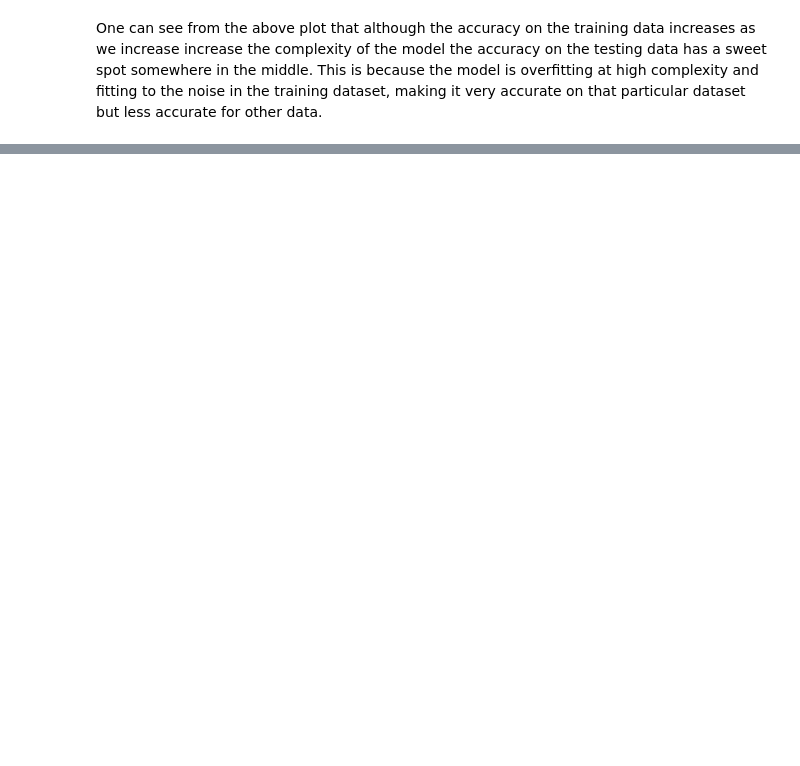
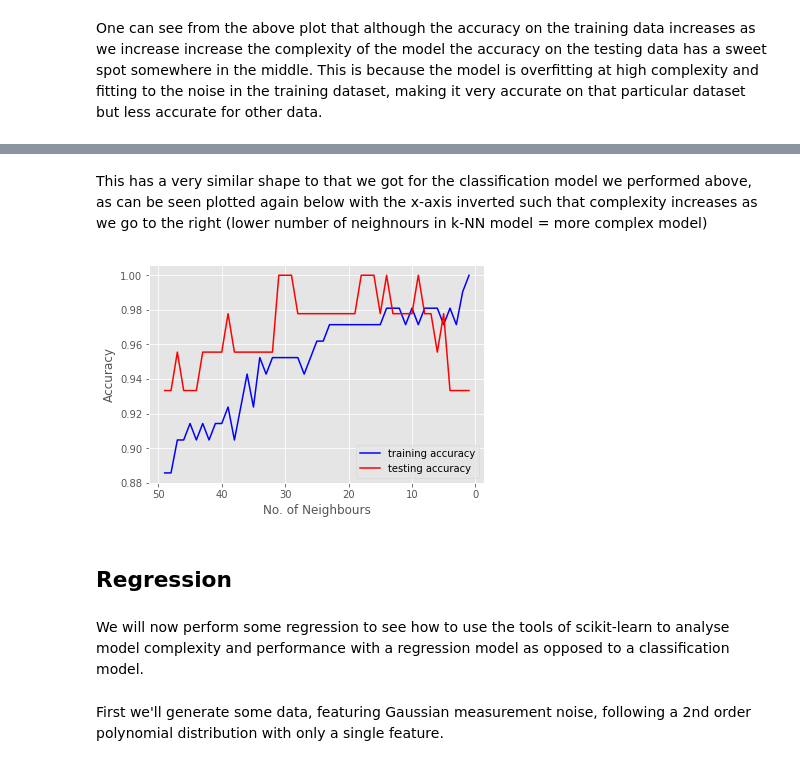
Before and after one commit to AshleySetter/MachineLearningWithScikitLearn, a Jupyter notebook: SupervisedLearning/Supervised_Learning.ipynb, the cells around one changed output, grey strips where cells are left out. Drawn from its saved outputs; the diff is of its cells as text; code cells hidden in the pictures; blank space fills up the shorter version.

```diff
--- a/SupervisedLearning/Supervised_Learning.ipynb
+++ b/SupervisedLearning/Supervised_Learning.ipynb
@@ -228,0 +337,18 @@ One can see from the above plot that although the accuracy on the training data
+# %% [markdown]
+This has a very similar shape to that we got for the classification model we performed above, as can be seen plotted again below with the x-axis inverted such that complexity increases as we go to the right (lower number of neighnours in k-NN model = more complex model)
+# %%
+plt.plot(k, accuracy_train, label='training accuracy', color='blue')
+plt.plot(k, accuracy_test, label='testing accuracy', color='red')
+plt.ylabel('Accuracy')
+plt.xlabel('No. of Neighbours')
+plt.legend()
+plt.gca().invert_xaxis()
+# %% [output]
+[figure, added]
+# %% [markdown]
+<a id='regression'></a>
+## Regression
+# %% [markdown]
+We will now perform some regression to see how to use the tools of scikit-learn to analyse model complexity and performance with a regression model as opposed to a classification model.
+# %% [markdown]
+First we'll generate some data, featuring Gaussian measurement noise, following a 2nd order polynomial distribution with only a single feature.
```
Also changed, not shown: parts of 50 cells of this notebook, 6 other files.
